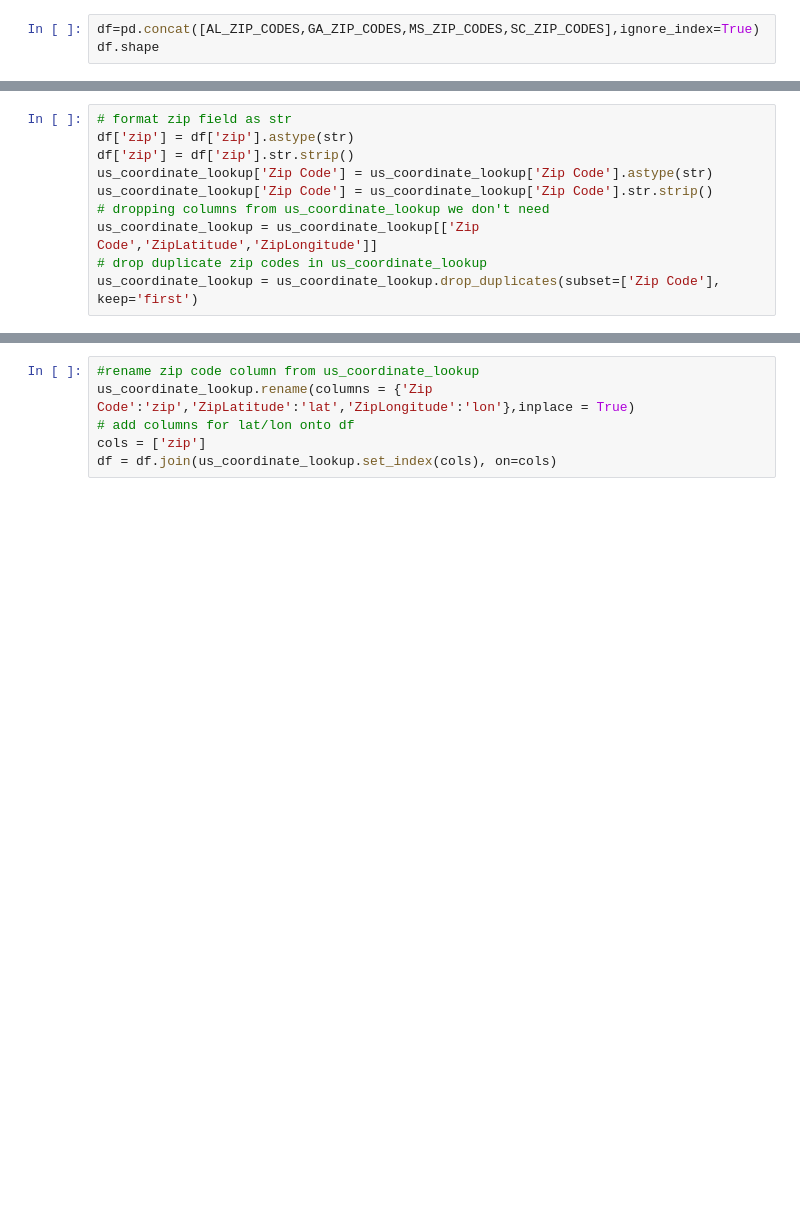
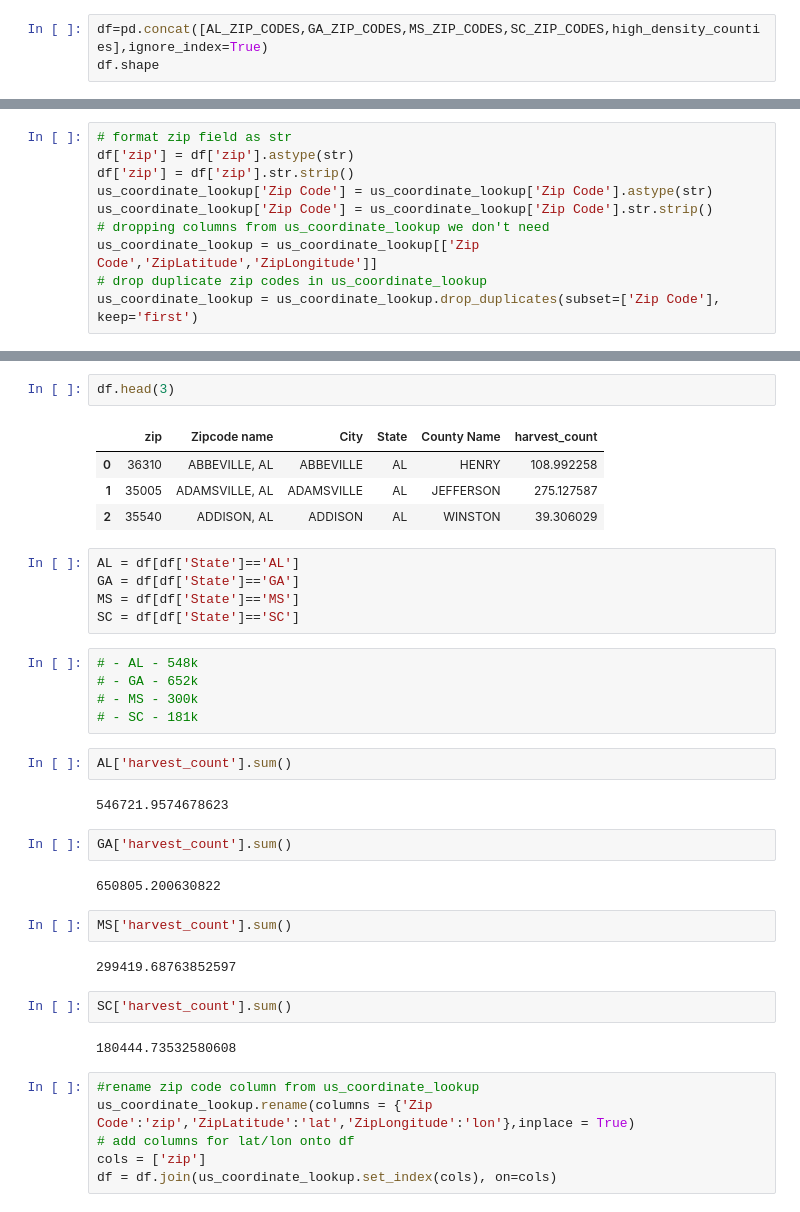
Before and after one commit to PhilipHarvey20/Network-Optimization---K-Means, a Jupyter notebook: K-Means.ipynb, the cells around one changed output, grey strips where cells are left out. Saved outputs shown, nothing was run; the diff lists cells and outputs as text; blank space fills up the shorter version.

Commit message:
Fixed high-density counties

```diff
--- a/K-Means.ipynb
+++ b/K-Means.ipynb
@@ -113,4 +126,4 @@ high_density_counties = high_density_counties[['zip','County Name','v2num_of_lic
 # %%
-df=pd.concat([AL_ZIP_CODES,GA_ZIP_CODES,MS_ZIP_CODES,SC_ZIP_CODES],ignore_index=True)
+df=pd.concat([AL_ZIP_CODES,GA_ZIP_CODES,MS_ZIP_CODES,SC_ZIP_CODES,high_density_counties],ignore_index=True)
 df.shape
 # %% [output]
@@ -164,3 +171,36 @@ df.shape
+# %%
+df.head(3)
+# %% [output]
+|  | zip | Zipcode name | City | State | County Name | harvest_count |
+| 0 | 36310 | ABBEVILLE, AL | ABBEVILLE | AL | HENRY | 108.992258 |
+| 1 | 35005 | ADAMSVILLE, AL | ADAMSVILLE | AL | JEFFERSON | 275.127587 |
+| 2 | 35540 | ADDISON, AL | ADDISON | AL | WINSTON | 39.306029 |
+# %%
+AL = df[df['State']=='AL']
+GA = df[df['State']=='GA']
+MS = df[df['State']=='MS']
+SC = df[df['State']=='SC']
+# %%
+# - AL - 548k
+# - GA - 652k
+# - MS - 300k
+# - SC - 181k
+# %%
+AL['harvest_count'].sum()
+# %% [output]
+546721.9574678623
+# %%
+GA['harvest_count'].sum()
+# %% [output]
+650805.200630822
+# %%
+MS['harvest_count'].sum()
+# %% [output]
+299419.68763852597
+# %%
+SC['harvest_count'].sum()
+# %% [output]
+180444.73532580608
 # %%
 #rename zip code column from us_coordinate_lookup
 us_coordinate_lookup.rename(columns = {'Zip Code':'zip','ZipLatitude':'lat','ZipLongitude':'lon'},inplace = True)
```
Also changed, not shown: parts of 29 cells of this notebook.
